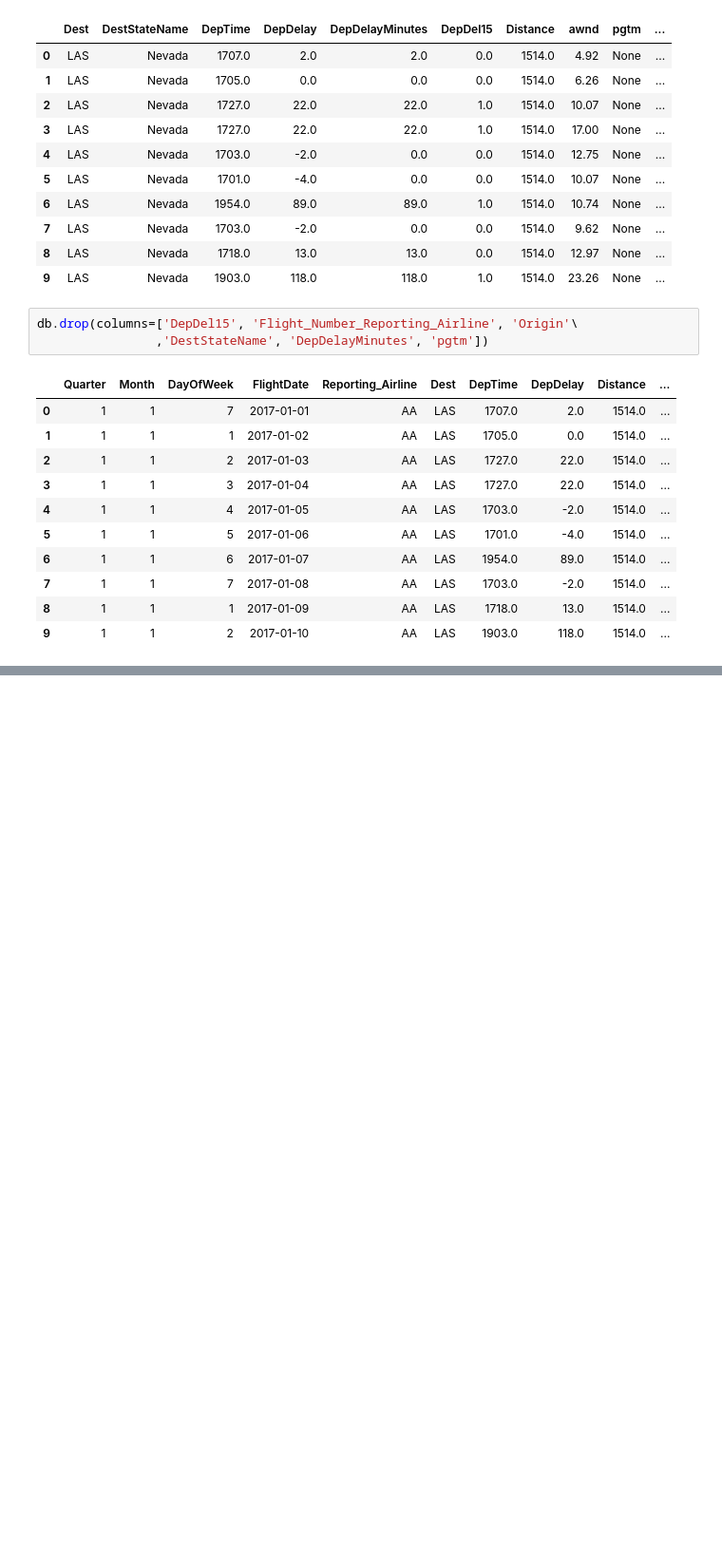
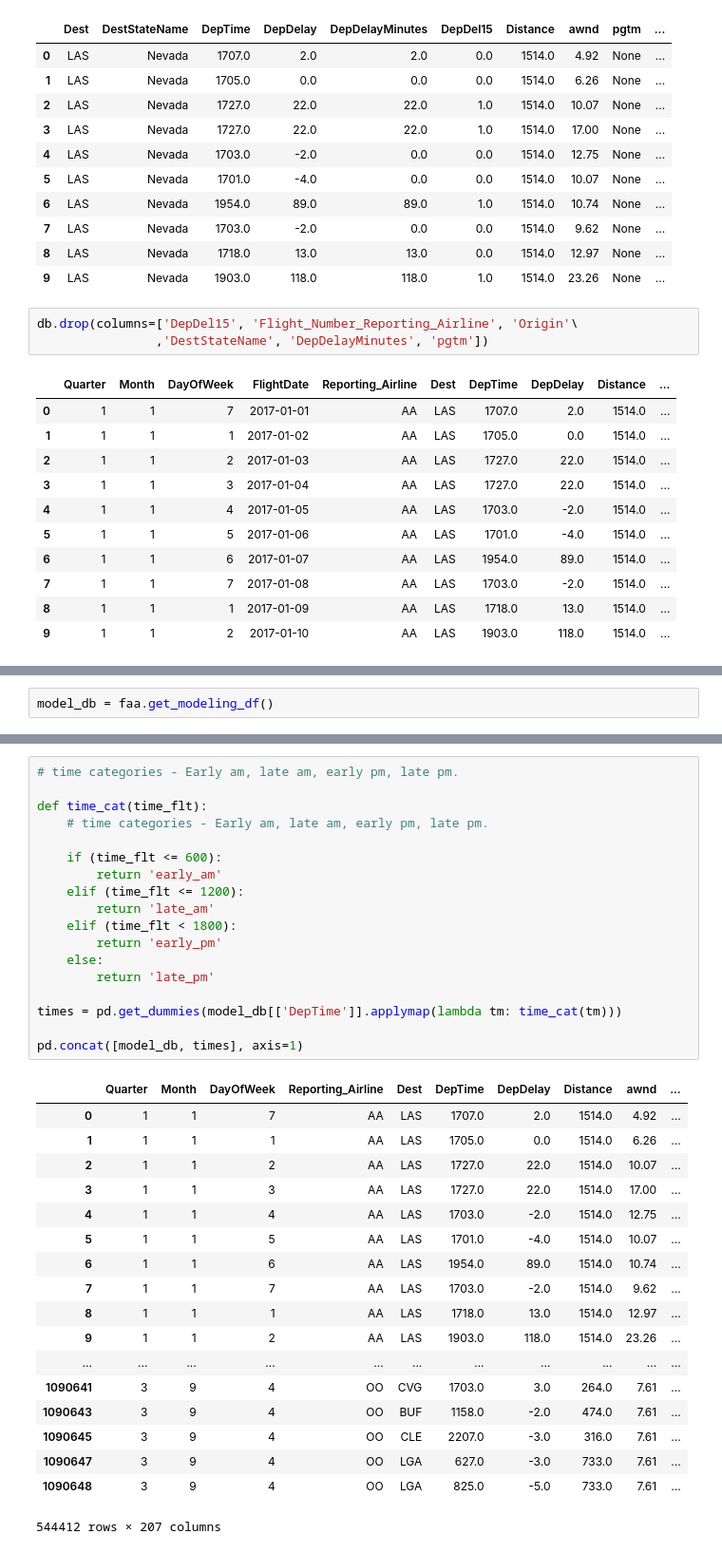
Before and after one commit to ChicagoDev/Flight-Delay-Classification, a Jupyter notebook: notebooks/Encapsulate Model Code.ipynb, the cells around one changed output, grey strips where cells are left out. Shown at 95% size. Drawn from its saved outputs; the diff is of its cells as text; blank space fills up the shorter version.

```diff
--- a/notebooks/Encapsulate Model Code.ipynb
+++ b/notebooks/Encapsulate Model Code.ipynb
@@ -149,0 +143,2 @@ faa.get_modeling_df()
+# %%
+model_db = faa.get_modeling_df()
@@ -149,0 +183,37 @@ faa.get_modeling_df()
+# %%
+# time categories - Early am, late am, early pm, late pm.
+
+def time_cat(time_flt):
+    # time categories - Early am, late am, early pm, late pm.
+
+    if (time_flt <= 600):
+        return 'early_am'
+    elif (time_flt <= 1200):
+        return 'late_am'
+    elif (time_flt < 1800):
+        return 'early_pm'
+    else:
+        return 'late_pm'
+
+times = pd.get_dummies(model_db[['DepTime']].applymap(lambda tm: time_cat(tm)))
+
+pd.concat([model_db, times], axis=1)
+# %% [output]
+|  | Quarter | Month | DayOfWeek | Reporting_Airline | Dest | DepTime | DepDelay | Distance | awnd | ... |
+| 0 | 1 | 1 | 7 | AA | LAS | 1707.0 | 2.0 | 1514.0 | 4.92 | ... |
+| 1 | 1 | 1 | 1 | AA | LAS | 1705.0 | 0.0 | 1514.0 | 6.26 | ... |
+| 2 | 1 | 1 | 2 | AA | LAS | 1727.0 | 22.0 | 1514.0 | 10.07 | ... |
+| 3 | 1 | 1 | 3 | AA | LAS | 1727.0 | 22.0 | 1514.0 | 17.00 | ... |
+| 4 | 1 | 1 | 4 | AA | LAS | 1703.0 | -2.0 | 1514.0 | 12.75 | ... |
+| 5 | 1 | 1 | 5 | AA | LAS | 1701.0 | -4.0 | 1514.0 | 10.07 | ... |
+| 6 | 1 | 1 | 6 | AA | LAS | 1954.0 | 89.0 | 1514.0 | 10.74 | ... |
+| 7 | 1 | 1 | 7 | AA | LAS | 1703.0 | -2.0 | 1514.0 | 9.62 | ... |
+| 8 | 1 | 1 | 1 | AA | LAS | 1718.0 | 13.0 | 1514.0 | 12.97 | ... |
+| 9 | 1 | 1 | 2 | AA | LAS | 1903.0 | 118.0 | 1514.0 | 23.26 | ... |
+| ... | ... | ... | ... | ... | ... | ... | ... | ... | ... | ... |
+| 1090641 | 3 | 9 | 4 | OO | CVG | 1703.0 | 3.0 | 264.0 | 7.61 | ... |
+| 1090643 | 3 | 9 | 4 | OO | BUF | 1158.0 | -2.0 | 474.0 | 7.61 | ... |
+| 1090645 | 3 | 9 | 4 | OO | CLE | 2207.0 | -3.0 | 316.0 | 7.61 | ... |
+| 1090647 | 3 | 9 | 4 | OO | LGA | 627.0 | -3.0 | 733.0 | 7.61 | ... |
+| 1090648 | 3 | 9 | 4 | OO | LGA | 825.0 | -5.0 | 733.0 | 7.61 | ... |
+544412 rows × 207 columns
```
Also changed, not shown: parts of 7 cells of this notebook, 1 other file.
